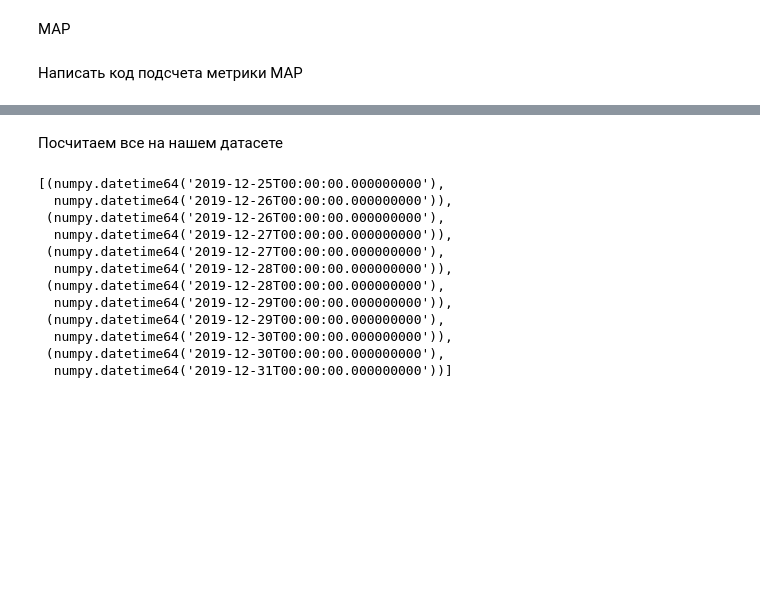
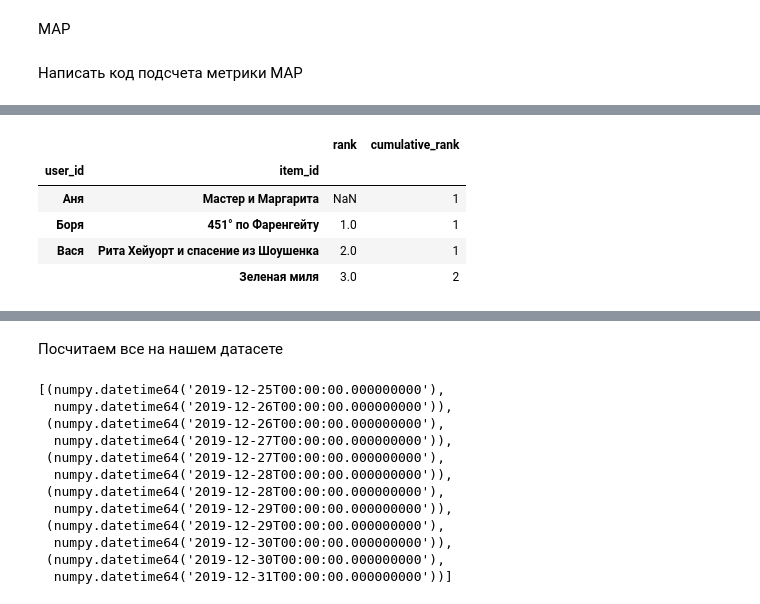
Before and after one commit to irsafilo/LTR_seminar, a Jupyter notebook: seminar_part1.ipynb, the cells around one changed output, grey strips where cells are left out. Saved outputs shown, nothing was run; the diff lists cells and outputs as text; code cells hidden in the pictures; blank space fills up the shorter version.

```diff
--- a/seminar_part1.ipynb
+++ b/seminar_part1.ipynb
@@ -289,0 +332,9 @@ MAP
+# %%
+df_merged
+# %% [output]
+|  |  | rank | cumulative_rank |
+| user_id | item_id |  |  |
+| Аня | Мастер и Маргарита | NaN | 1 |
+| Боря | 451° по Фаренгейту | 1.0 | 1 |
+| Вася | Рита Хейуорт и спасение из Шоушенка | 2.0 | 1 |
+|  | Зеленая миля | 3.0 | 2 |
```
Also changed, not shown: parts of 43 cells of this notebook, 1 other file.
